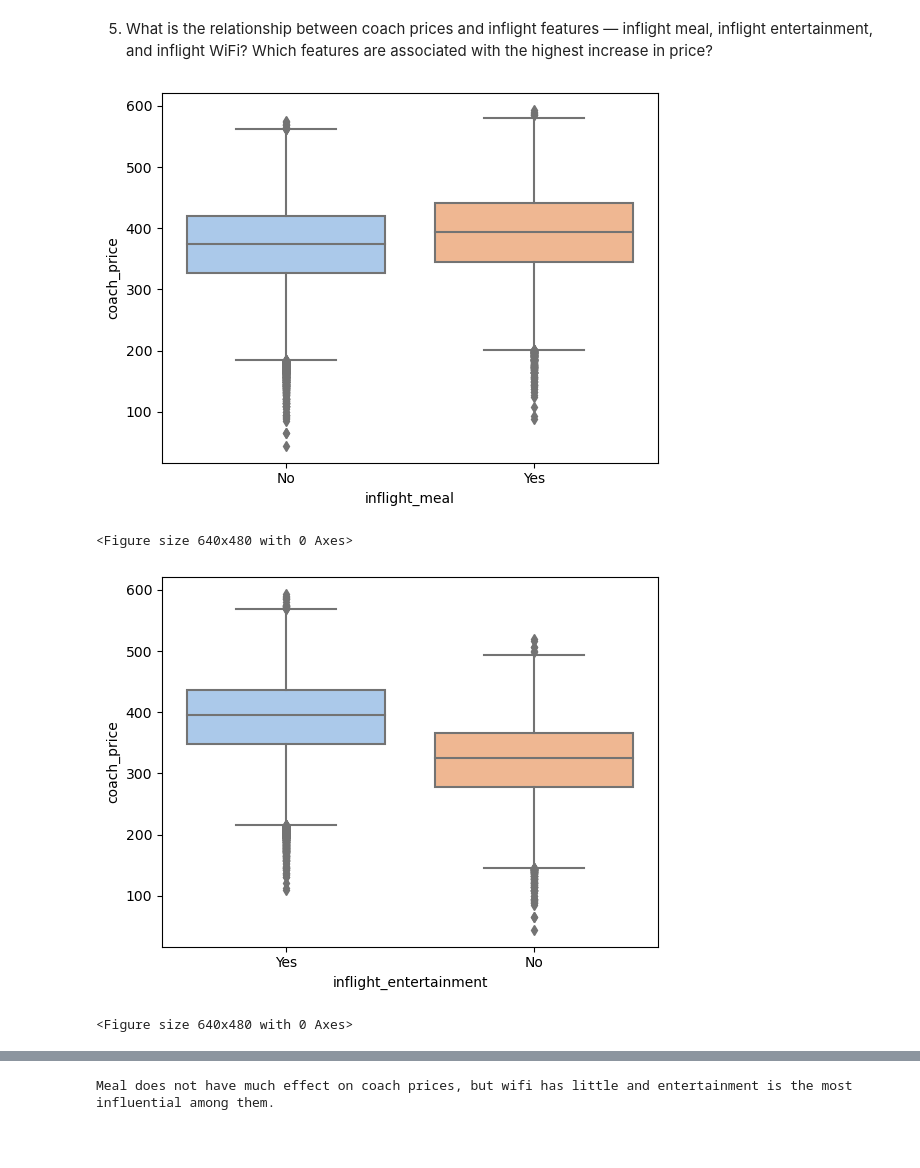
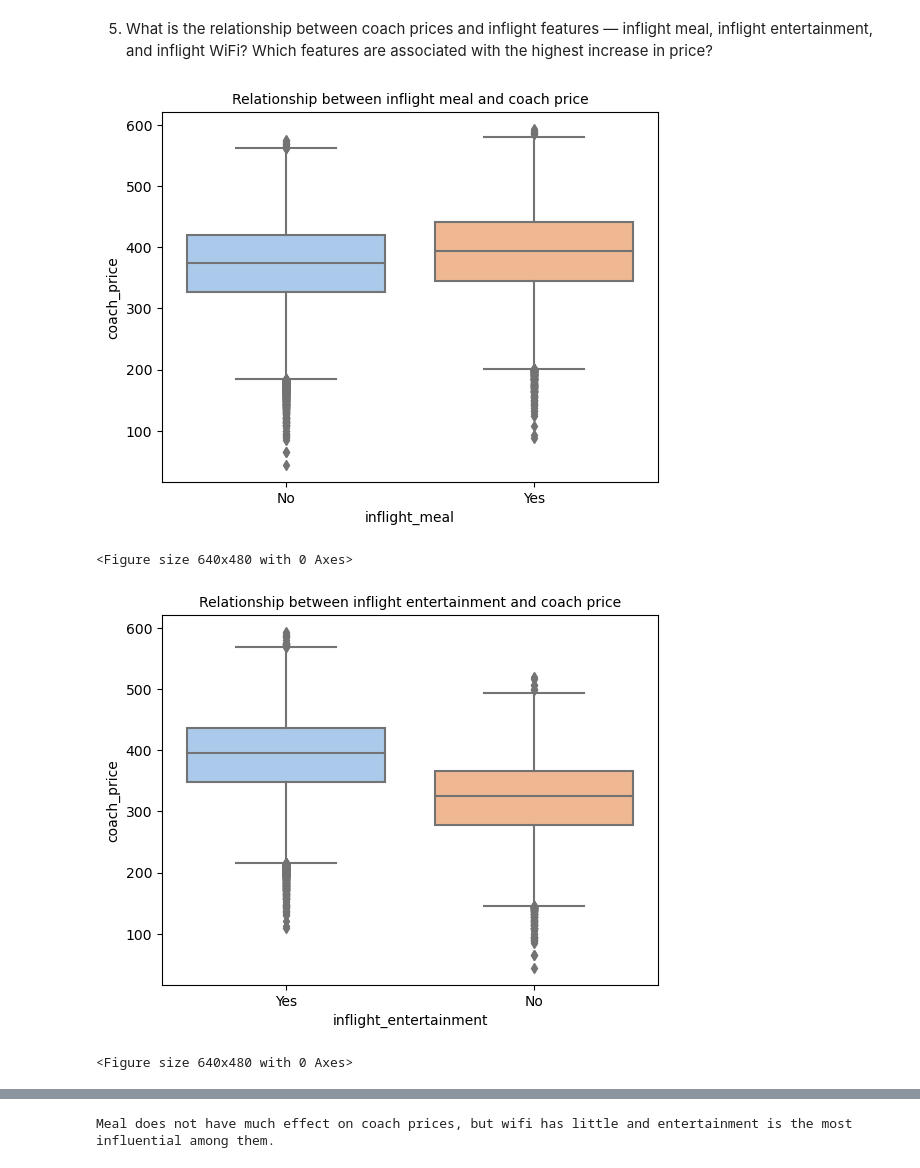
Before and after one commit to LiZoMark841619/Balazs1982, a Jupyter notebook: Jupyter_files/Codecademy_Projects/Airline_analysis/Airline Analysis.ipynb, the cells around one changed output, grey strips where cells are left out. Drawn from its saved outputs; the diff is of its cells as text; code cells hidden in the pictures; blank space fills up the shorter version.

```diff
--- a/Jupyter_files/Codecademy_Projects/Airline_analysis/Airline Analysis.ipynb
+++ b/Jupyter_files/Codecademy_Projects/Airline_analysis/Airline Analysis.ipynb
@@ -183,17 +158,19 @@ flight.head()
 ## Task 5
 # %%
 sns.boxplot(x='inflight_meal', y='coach_price', data=flight, palette='pastel')
+plt.title(f'Relationship between inflight meal and coach price', fontsize=10)
 plt.show()
 plt.clf()
 # %% [output]
-[figure, old version]
+[figure, new version]
 <Figure size 640x480 with 0 Axes>
 # %%
 sns.boxplot(x='inflight_entertainment', y='coach_price', data=flight, palette='pastel')
+plt.title(f'Relationship between inflight entertainment and coach price', fontsize=10)
 plt.show()
 plt.clf()
 # %% [output]
-[figure, old version]
+[figure, new version]
 <Figure size 640x480 with 0 Axes>
 # %%
 sns.boxplot(x='inflight_wifi', y='coach_price', data=flight, palette='pastel')
```
Also changed, not shown: parts of 17 cells of this notebook.
